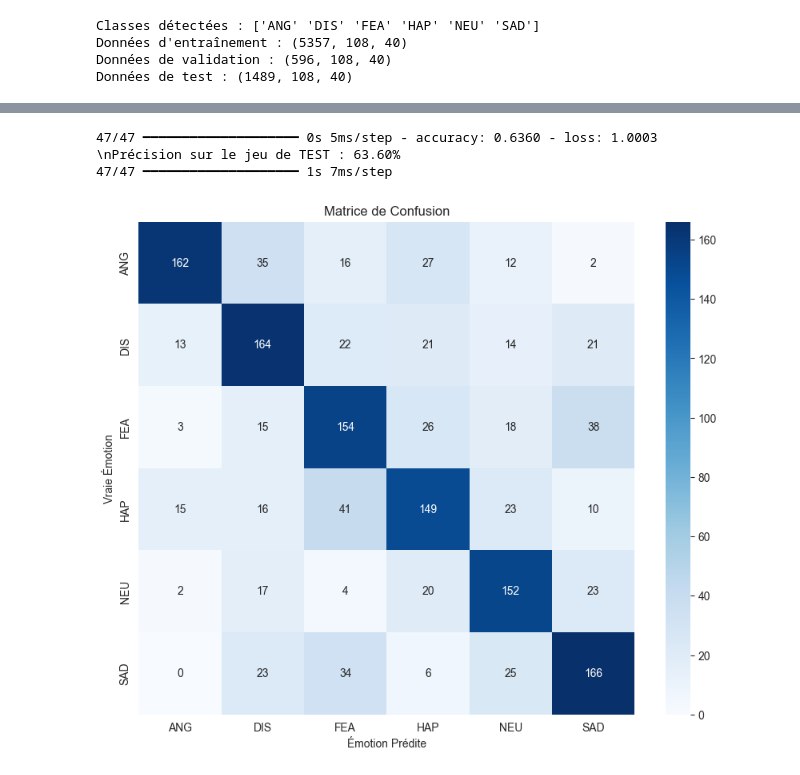
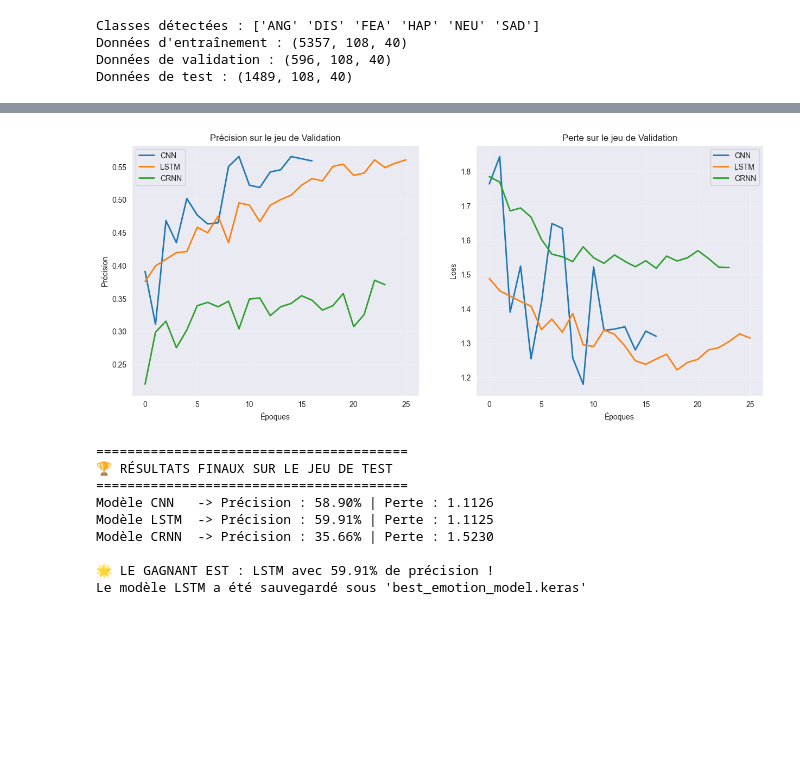
Before and after one commit to losth230/AI_DL_Creme_D_emotions, a Jupyter notebook: AudioTreatment.ipynb, the cells around one changed output, grey strips where cells are left out. Drawn from its saved outputs; the diff is of its cells as text; code cells hidden in the pictures; blank space fills up the shorter version.

Commit message:
Triple model

```diff
--- a/AudioTreatment.ipynb
+++ b/AudioTreatment.ipynb
@@ -248,6 +287,12 @@ if not df.empty:
     input_shape = (X.shape[1], X.shape[2])
     num_classes = len(lb.classes_)
 
-    model = create_cnn_model(input_shape, num_classes)
-    model.summary()
+    model1 = get_model('CNN', input_shape, num_classes)
+    model1.summary()
+
+    model2 = get_model('LSTM', input_shape, num_classes)
+    model2.summary()
+
+    model3 = get_model('CRNN', input_shape, num_classes)
+    model3.summary()
 # %% [output]
@@ -332,28 +430,57 @@ La matrice de confusion nous permet de voir où le modèle se trompe. Par exempl
 # %%
 if not df.empty:
-    loss, acc = model.evaluate(X_test, y_test)
-    print(f"\\nPrécision sur le jeu de TEST : {acc*100:.2f}%")
+    plt.figure(figsize=(15, 6))
 
-    # Prédictions
-    y_pred = model.predict(X_test)
-    y_pred_classes = np.argmax(y_pred, axis=1)
-    y_true_classes = np.argmax(y_test, axis=1)
+    # Graphique 1 : Précision (Accuracy)
+    plt.subplot(1, 2, 1)
+    for name, history in history_dict.items():
+        plt.plot(history.history['val_accuracy'], label=f'{name}', linewidth=2)
+    plt.title('Précision sur le jeu de Validation')
+    plt.xlabel('Époques')
+    plt.ylabel('Précision')
+    plt.legend()
+    plt.grid(True, alpha=0.3)
 
-    # Matrice de confusion
-    cm = confusion_matrix(y_true_classes, y_pred_classes)
+    # Graphique 2 : Perte (Loss)
+    plt.subplot(1, 2, 2)
+    for name, history in history_dict.items():
+        plt.plot(history.history['val_loss'], label=f'{name}', linewidth=2)
+    plt.title('Perte sur le jeu de Validation')
+    plt.xlabel('Époques')
+    plt.ylabel('Loss')
+    plt.legend()
+    plt.grid(True, alpha=0.3)
 
-    plt.figure(figsize=(10, 8))
-    sns.heatmap(cm, annot=True, fmt='d', cmap='Blues',
-                xticklabels=lb.classes_, yticklabels=lb.classes_)
-    plt.title('Matrice de Confusion')
-    plt.ylabel('Vraie Émotion')
-    plt.xlabel('Émotion Prédite')
     plt.show()
 
-    # Rapport détaillé
-    print(classification_report(y_true_classes, y_pred_classes, target_names=lb.classes_))
+    print(f"\n{'='*40}")
+    print("🏆 RÉSULTATS FINAUX SUR LE JEU DE TEST")
+    print(f"{'='*40}")
+
+    best_acc = 0
+    best_model_name = ""
+
+    for name, model in trained_models.items():
+        loss, acc = model.evaluate(X_test, y_test, verbose=0)
+        print(f"Modèle {name.ljust(5)} -> Précision : {acc*100:.2f}% | Perte : {loss:.4f}")
+
+        if acc > best_acc:
+            best_acc = acc
+            best_model_name = name
+
+    print(f"\n🌟 LE GAGNANT EST : {best_model_name} avec {best_acc*100:.2f}% de précision !")
+
+    # On sauvegarde uniquement le meilleur modèle
+    trained_models[best_model_name].save("best_emotion_model.keras")
+    print(f"Le modèle {best_model_name} a été sauvegardé sous 'best_emotion_model.keras'")
 # %% [output]
+[figure, new version]
-47/47 ━━━━━━━━━━━━━━━━━━━━ 0s 5ms/step - accuracy: 0.6360 - loss: 1.0003
-\nPrécision sur le jeu de TEST : 63.60%
-47/47 ━━━━━━━━━━━━━━━━━━━━ 1s 7ms/step
+========================================
+🏆 RÉSULTATS FINAUX SUR LE JEU DE TEST
+========================================
+Modèle CNN   -> Précision : 58.90% | Perte : 1.1126
+Modèle LSTM  -> Précision : 59.91% | Perte : 1.1125
+Modèle CRNN  -> Précision : 35.66% | Perte : 1.5230
+
+🌟 LE GAGNANT EST : LSTM avec 59.91% de précision !
+Le modèle LSTM a été sauvegardé sous 'best_emotion_model.keras'
-[figure, old version]
```
Also changed, not shown: parts of 13 cells of this notebook, 1 other file.
